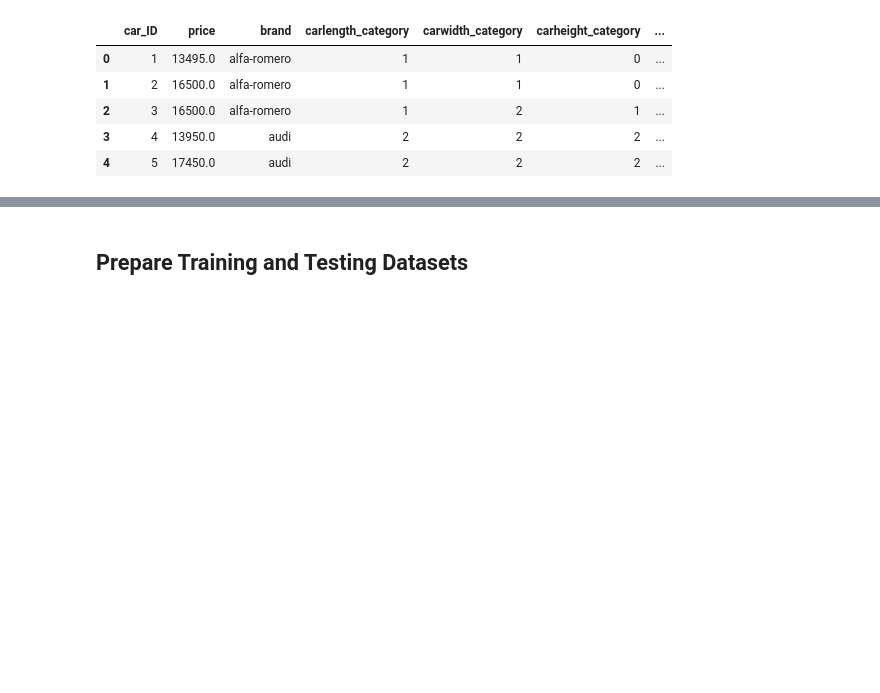
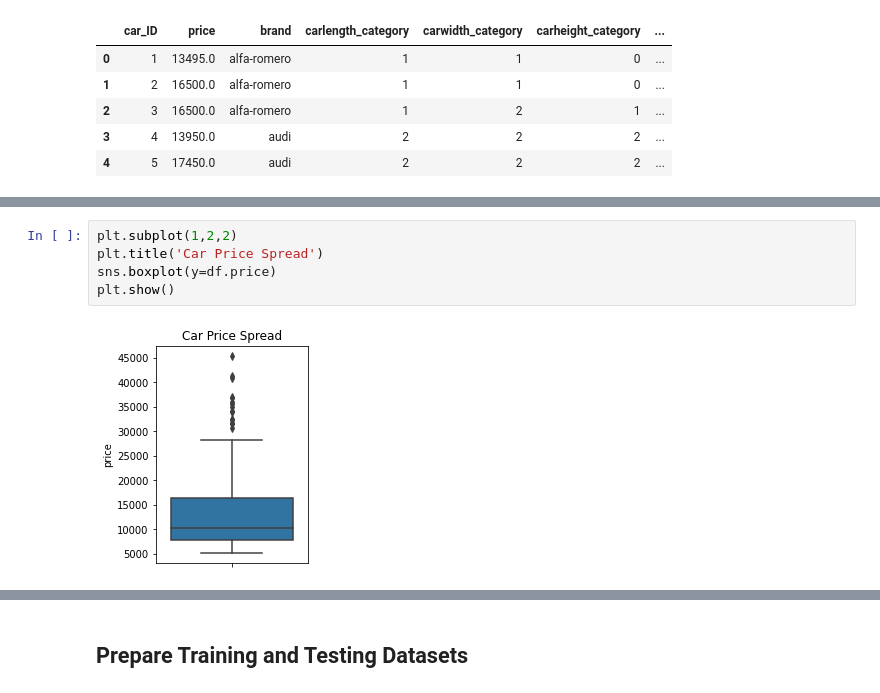
Before and after one commit to juishah14/Predicting-Car-Prices, a Jupyter notebook: car_prices.ipynb, the cells around one changed output, grey strips where cells are left out. Saved outputs shown, nothing was run; the diff lists cells and outputs as text; blank space fills up the shorter version.

```diff
--- a/car_prices.ipynb
+++ b/car_prices.ipynb
@@ -684,0 +692,7 @@ Convert price from a float to an int type, so that it can be used as a label for
+# %%
+plt.subplot(1,2,2)
+plt.title('Car Price Spread')
+sns.boxplot(y=df.price)
+plt.show()
+# %% [output]
+[figure, added]
```
Also changed, not shown: parts of 9 cells of this notebook.
